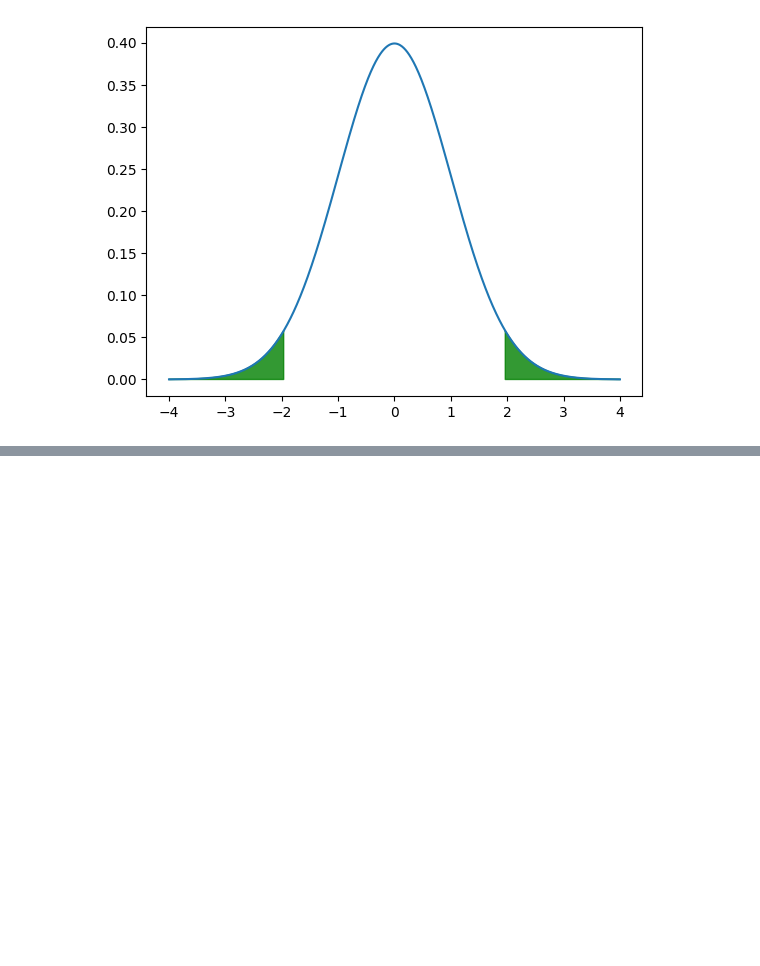
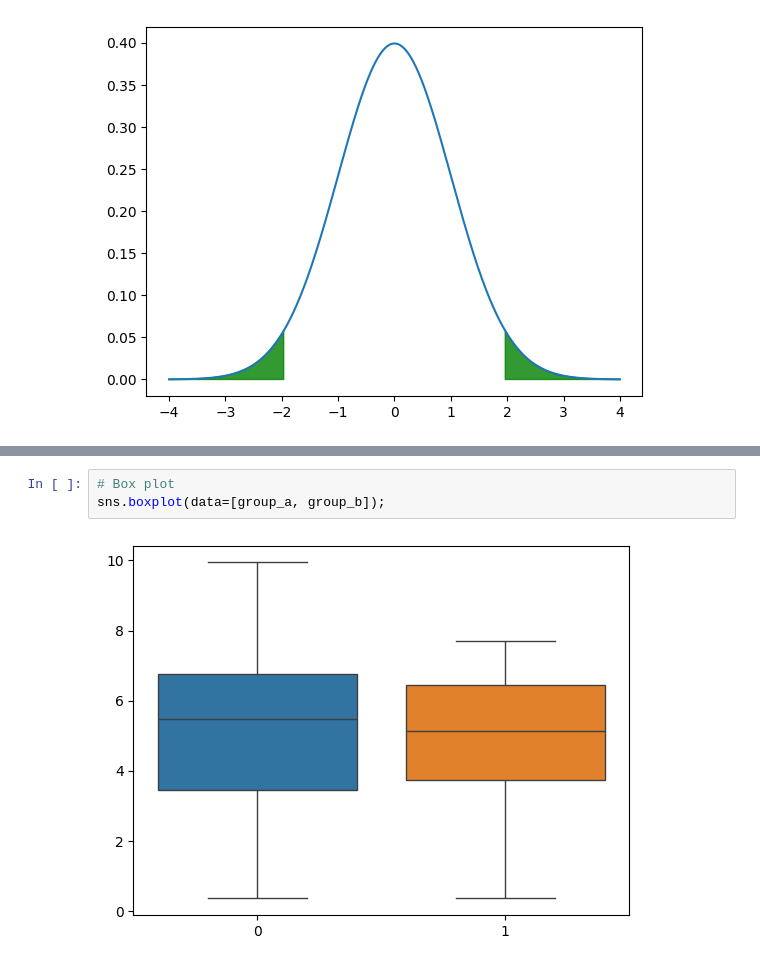
Before and after one commit to StanicicA/applied_statistics, a Jupyter notebook: mywork.ipynb, the cells around one changed output, grey strips where cells are left out. Drawn from its saved outputs; the diff is of its cells as text; blank space fills up the shorter version.

```diff
--- a/mywork.ipynb
+++ b/mywork.ipynb
@@ -547,0 +601,5 @@ plt.fill_between(x, stats.norm.pdf(x), where=(x < -1.96) | (x > 1.96), color='gr
+# %%
+# Box plot
+sns.boxplot(data=[group_a, group_b]);
+# %% [output]
+[figure, added]
```
Also changed, not shown: parts of 75 cells of this notebook, 1 other file.
